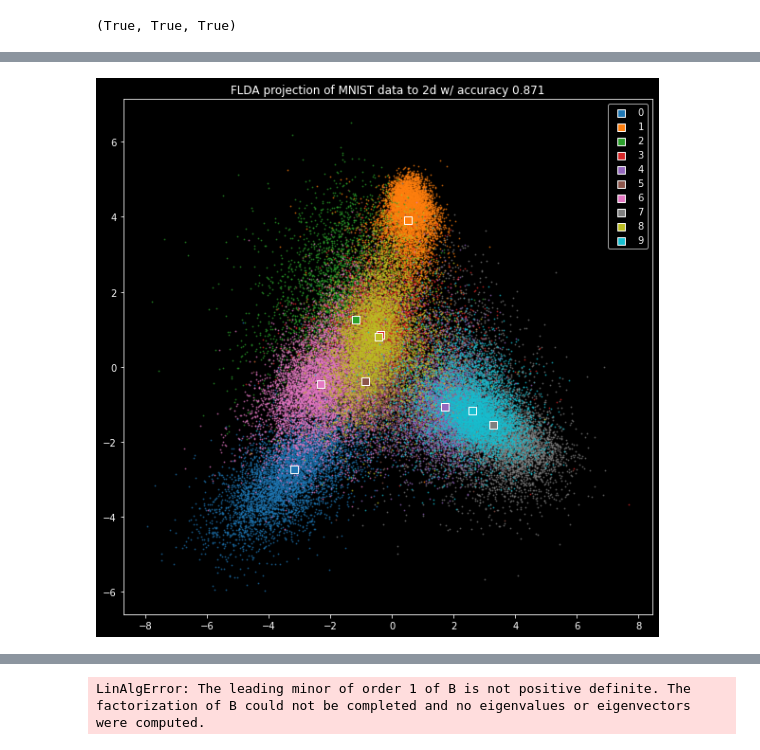
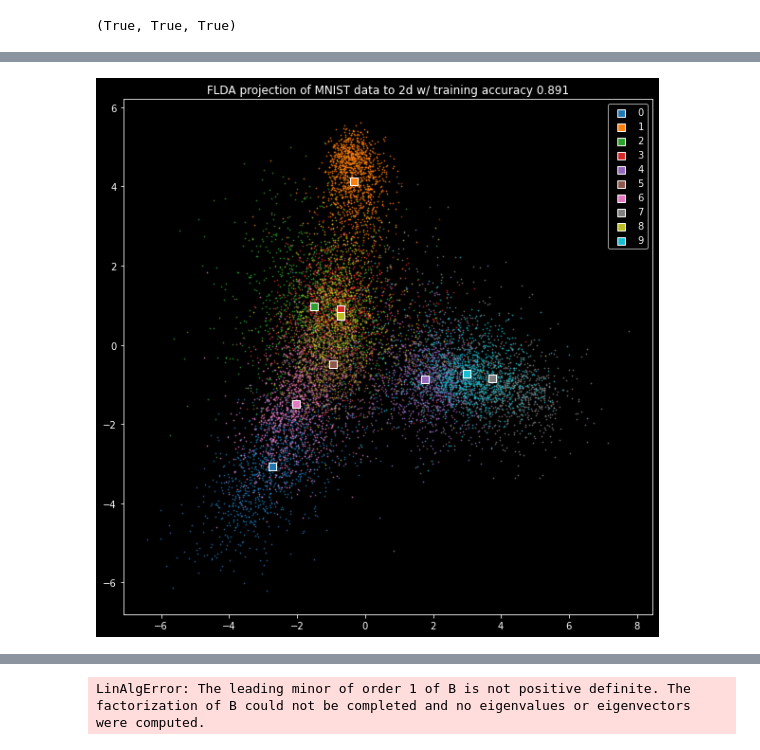
Before and after one commit to chofchof/probml, a Jupyter notebook: notebooks/book1/09/naive_bayes_mnist.ipynb, the cells around one changed output, grey strips where cells are left out. Drawn from its saved outputs; the diff is of its cells as text; code cells hidden in the pictures.

```diff
--- a/notebooks/book1/09/naive_bayes_mnist.ipynb
+++ b/notebooks/book1/09/naive_bayes_mnist.ipynb
@@ -201,0 +266,7 @@ np.all(c_clf.feature_all_ == c_clf.feature_count_.sum(axis=0))
+# %%
+# Use original MNIST
+from sklearn.model_selection import train_test_split
+X_train, X_test, y_train, y_test = train_test_split(
+    X, y, train_size=10000, test_size=10000, shuffle=True
+)
+X_train.shape, X_test.shape, y_train.shape, y_test.shape
@@ -212,19 +285,19 @@ Wall time: 7.53 s
 # %%
 classes = np.unique(y_train)
 muC = np.stack([X_train[y_train == c].mean(axis=0) for c in classes], axis=0) # shape (10, 784)
 muC_trans = clf.transform(muC)
 
 from matplotlib.colors import TABLEAU_COLORS
 _, ax = plt.subplots(figsize=(10,10))
 for label, c in zip(classes, TABLEAU_COLORS.values()):
     ndx = np.where(y_train == label)
     ax.scatter(X_trans[ndx, 0], X_trans[ndx, 1], s=1, c=c, alpha=0.5)
 for label, c in zip(classes, TABLEAU_COLORS.values()):
     ax.scatter(muC_trans[label, 0], muC_trans[label, 1], s=50, c=c, marker='s', edgecolors='white', label=label)
-ax.set_title(f"FLDA projection of MNIST data to 2d w/ accuracy {clf.score(X_train, y_train):.3f}")
+ax.set_title(f"FLDA projection of MNIST data to 2d w/ training accuracy {clf.score(X_train, y_train):.3f}")
 ax.legend();
 # %% [output]
-[figure, old version]
+[figure, new version]
 # %%
 %%time
 from sklearn.discriminant_analysis import LinearDiscriminantAnalysis
```
Also changed, not shown: parts of 32 cells of this notebook, 4 other files.
